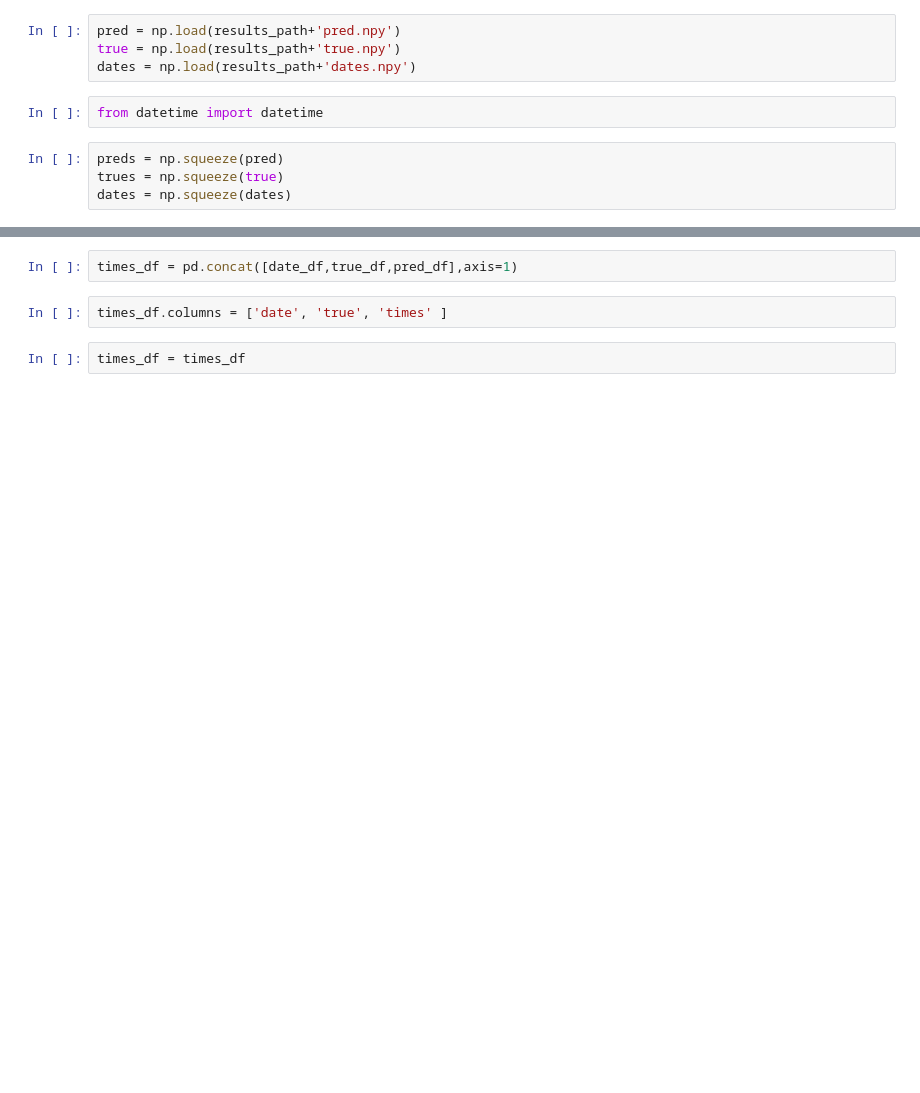
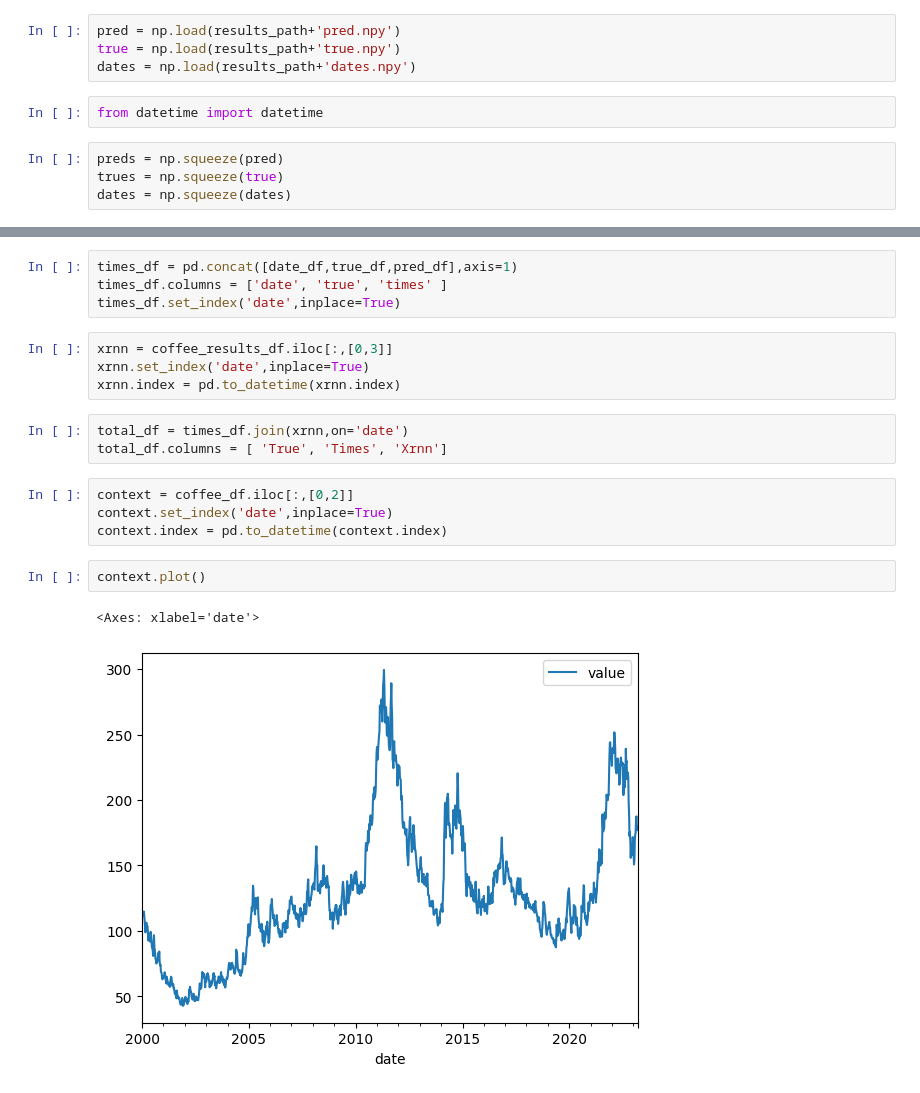
Before and after one commit to FranciscoSotoU/Time-Series-Library, a Jupyter notebook: exploration.ipynb, the cells around one changed output, grey strips where cells are left out. Cells and saved outputs as stored; diff of their text form; blank space fills up the shorter version.

```diff
--- a/exploration.ipynb
+++ b/exploration.ipynb
@@ -47,7 +47,21 @@ pred_df = pd.DataFrame(preds[1])
 date_df = date.to_frame()
 # %%
 times_df = pd.concat([date_df,true_df,pred_df],axis=1)
+times_df.columns = ['date', 'true', 'times' ]
+times_df.set_index('date',inplace=True)
-# %%
-times_df.columns = ['date', 'true', 'times' ]
-# %%
-times_df = times_df
+# %%
+xrnn = coffee_results_df.iloc[:,[0,3]]
+xrnn.set_index('date',inplace=True)
+xrnn.index = pd.to_datetime(xrnn.index)
+# %%
+total_df = times_df.join(xrnn,on='date')
+total_df.columns = [ 'True', 'Times', 'Xrnn']
+# %%
+context = coffee_df.iloc[:,[0,2]]
+context.set_index('date',inplace=True)
+context.index = pd.to_datetime(context.index)
+# %%
+context.plot()
+# %% [output]
+<Axes: xlabel='date'>
+[figure, added]
```
Also changed, not shown: parts of 37 cells of this notebook, 6 other files.
